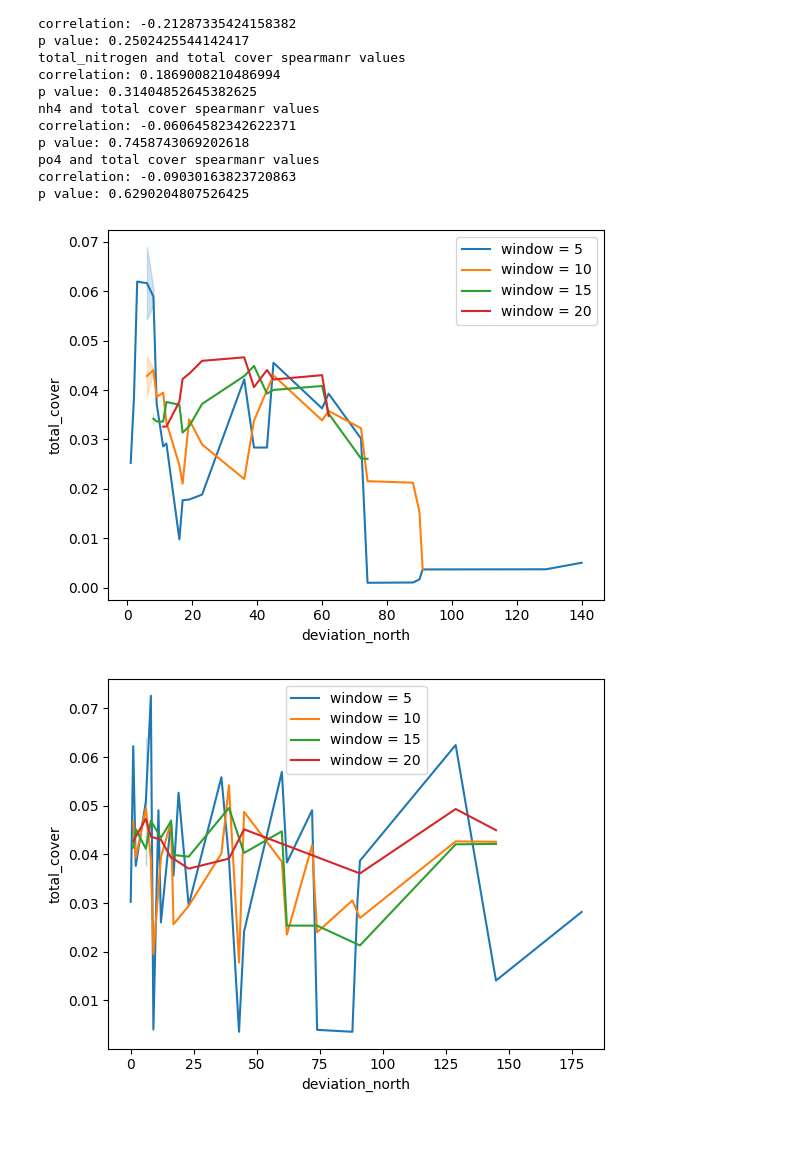
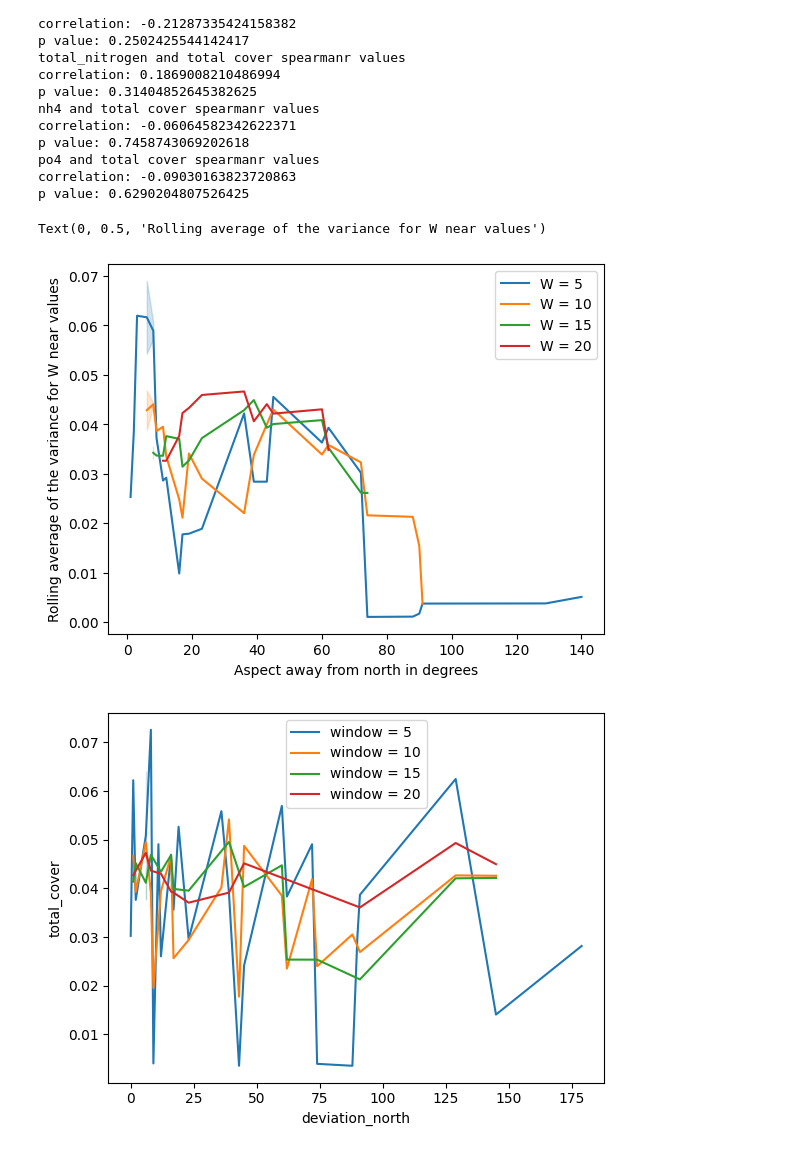
Before and after one commit to Sari-Parvillers/Vulnerable-Earth-TW1-2025, a Jupyter notebook: data_exploration.ipynb, the cells around one changed output. Drawn from its saved outputs; the diff is of its cells as text; code cells hidden in the pictures.

```diff
--- a/data_exploration.ipynb
+++ b/data_exploration.ipynb
@@ -122,26 +124,31 @@ p value: 0.6290204807526425
 # %%
 # plotting the variance across aspect deviation from north and total coverage
 # get a df where all values for similar deviation_north are near each other
 df_by_deviation_north = df.sort_values('deviation_north')
 # check how much variance there is for total cover around each
 # value of deviation north to see how much the variance itself varies across
 # the dataset (= how heteroscedastic the data is)
 variance_windows = [5, 10, 15, 20]
 # basically: at each "deviation north" value, this checks for the
 # 5, 10, 15, or 20 nearest values of corresponding "total cover",
 # calculating the variance of these n nearest values. So the graph
 # represents various ways to show how much the variance changes across
 # the relationship between total cover and aspect deviation from north
 for variance_window in variance_windows:
     rol_var = df_by_deviation_north['total_cover'].rolling(
         window=variance_window, center=True
     ).var()
     sns.lineplot(
         df_by_deviation_north, x='deviation_north', y=rol_var,
-        label=f'window = {variance_window}'
+        label=f'W = {variance_window}'
     )
+
+plt.xlabel("Aspect away from north in degrees")
+plt.ylabel("Rolling average of the variance for W near values")
+plt.show()
 # %% [output]
+Text(0, 0.5, 'Rolling average of the variance for W near values')
-[figure, old version]
+[figure, new version]
 # %%
 # let's do the same with solar radiation
 df_by_solar_radiation = df.sort_values('solar_radiation')
```
Also changed, not shown: parts of 2 cells of this notebook, 1 other file.
